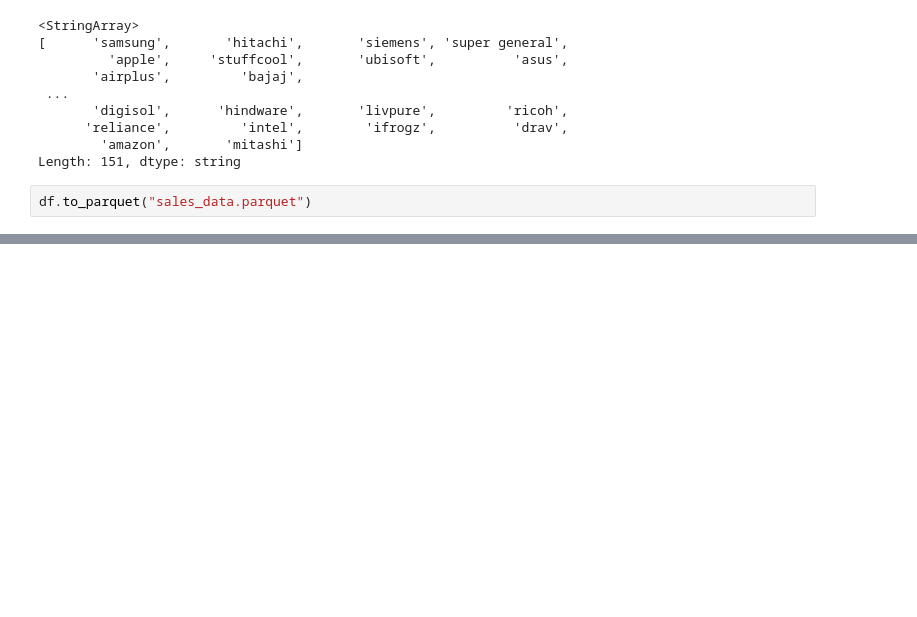
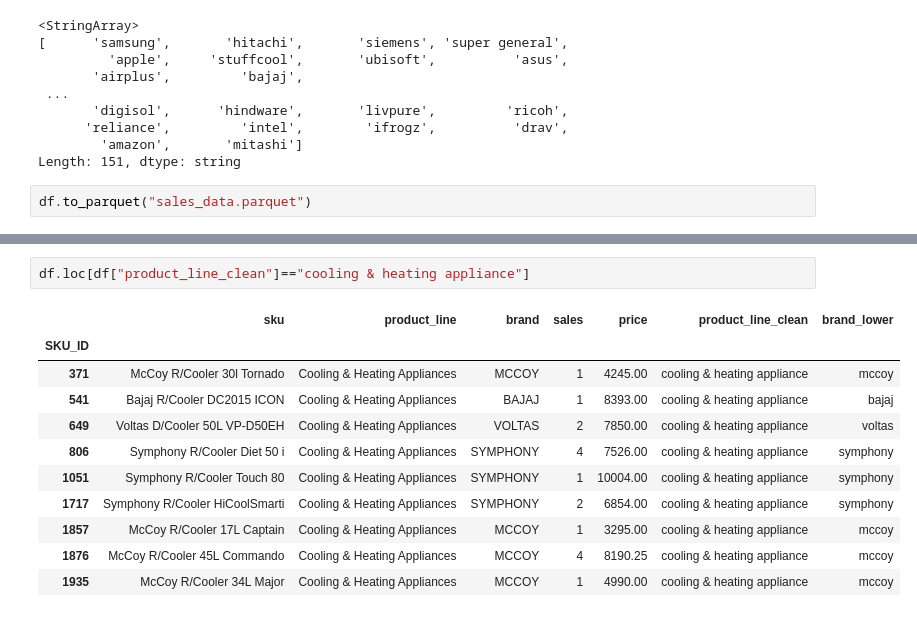
Before and after one commit to adnan2232/product_engine, a Jupyter notebook: testing.ipynb, the cells around one changed output, grey strips where cells are left out. Drawn from its saved outputs; the diff is of its cells as text; blank space fills up the shorter version.

```diff
--- a/testing.ipynb
+++ b/testing.ipynb
@@ -361,0 +445,14 @@ inverse_partial_match(product_df,"sku",txt)
+# %%
+df.loc[df["product_line_clean"]=="cooling & heating appliance"]
+# %% [output]
+|  | sku | product_line | brand | sales | price | product_line_clean | brand_lower |
+| SKU_ID |  |  |  |  |  |  |  |
+| 371 | McCoy R/Cooler 30l Tornado | Cooling & Heating Appliances | MCCOY | 1 | 4245.00 | cooling & heating appliance | mccoy |
+| 541 | Bajaj R/Cooler DC2015 ICON | Cooling & Heating Appliances | BAJAJ | 1 | 8393.00 | cooling & heating appliance | bajaj |
+| 649 | Voltas D/Cooler 50L VP-D50EH | Cooling & Heating Appliances | VOLTAS | 2 | 7850.00 | cooling & heating appliance | voltas |
+| 806 | Symphony R/Cooler Diet 50 i | Cooling & Heating Appliances | SYMPHONY | 4 | 7526.00 | cooling & heating appliance | symphony |
+| 1051 | Symphony R/Cooler Touch 80 | Cooling & Heating Appliances | SYMPHONY | 1 | 10004.00 | cooling & heating appliance | symphony |
+| 1717 | Symphony R/Cooler HiCoolSmarti | Cooling & Heating Appliances | SYMPHONY | 2 | 6854.00 | cooling & heating appliance | symphony |
+| 1857 | McCoy R/Cooler 17L Captain | Cooling & Heating Appliances | MCCOY | 1 | 3295.00 | cooling & heating appliance | mccoy |
+| 1876 | McCoy R/Cooler 45L Commando | Cooling & Heating Appliances | MCCOY | 4 | 8190.25 | cooling & heating appliance | mccoy |
+| 1935 | McCoy R/Cooler 34L Major | Cooling & Heating Appliances | MCCOY | 1 | 4990.00 | cooling & heating appliance | mccoy |
```
Also changed, not shown: parts of 11 cells of this notebook, 3 other files.
